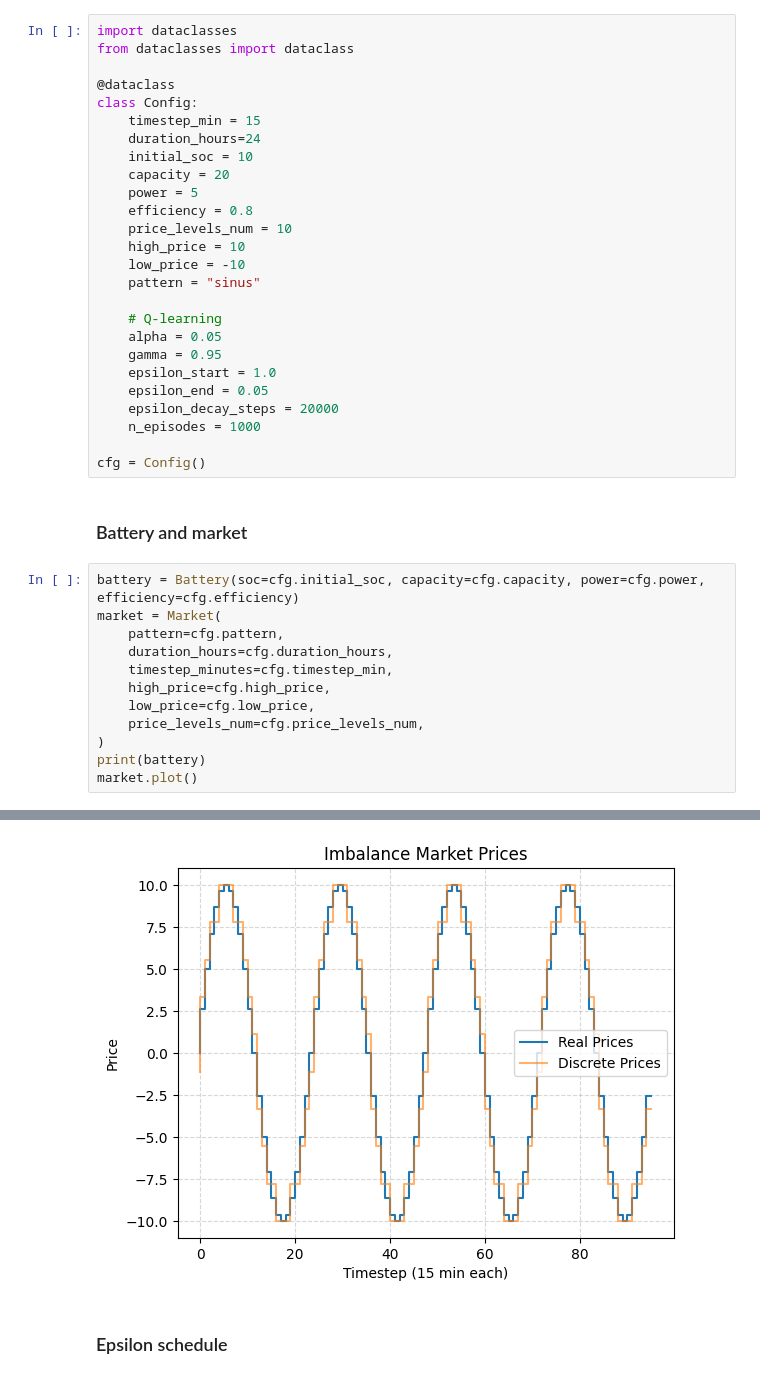
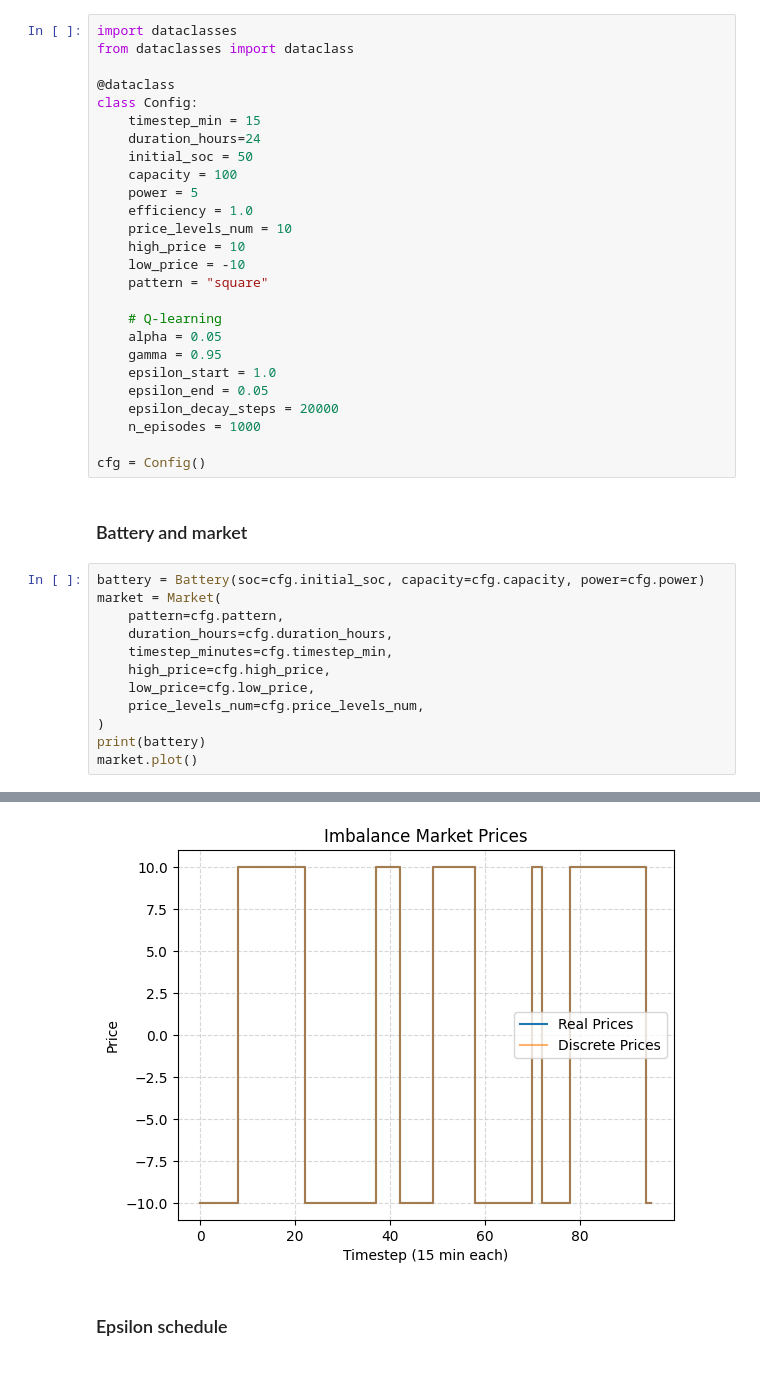
Before and after one commit to francisvau/energy-trading, a Jupyter notebook: week5/efficiency.ipynb, the cells around one changed output, grey strips where cells are left out. Cells and saved outputs as stored; diff of their text form.

```diff
--- a/week5/efficiency.ipynb
+++ b/week5/efficiency.ipynb
@@ -159,14 +203,14 @@ from dataclasses import dataclass
 class Config:
     timestep_min = 15
     duration_hours=24
-    initial_soc = 10
-    capacity = 20
+    initial_soc = 50
+    capacity = 100
     power = 5
-    efficiency = 0.8
+    efficiency = 1.0
     price_levels_num = 10
     high_price = 10
     low_price = -10
-    pattern = "sinus"
+    pattern = "square"
 
     # Q-learning
     alpha = 0.05
@@ -180,7 +224,7 @@ cfg = Config()
 # %% [markdown]
 ### Battery and market
 # %%
-battery = Battery(soc=cfg.initial_soc, capacity=cfg.capacity, power=cfg.power, efficiency=cfg.efficiency)
+battery = Battery(soc=cfg.initial_soc, capacity=cfg.capacity, power=cfg.power)
 market = Market(
     pattern=cfg.pattern,
     duration_hours=cfg.duration_hours,
@@ -196,4 +240,4 @@ Battery(SOC=10.00/20 kWh)
-[figure, old version]
+[figure, new version]
 # %% [markdown]
 ### Epsilon schedule
 # %%
```
Also changed, not shown: parts of 5 cells of this notebook, 1 other file.
